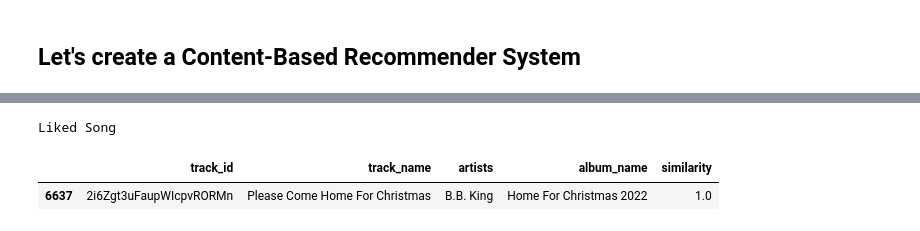
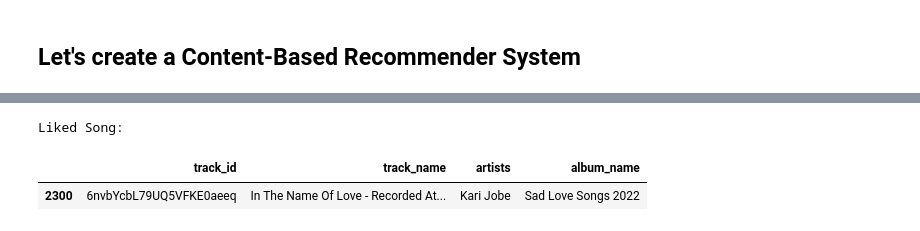
Before and after one commit to abrarshahok/Spotify-Tracks---Clustering-and-Recommendation, a Jupyter notebook: notebook.ipynb, the cells around one changed output, grey strips where cells are left out. Cells and saved outputs as stored; diff of their text form; code cells hidden in the pictures.

```diff
--- a/notebook.ipynb
+++ b/notebook.ipynb
@@ -307,3 +279,2 @@ original_df
 # %%
-# original_df.to_csv('./data/data_with_cluster.csv', index=False)
-original_df = pd.read_csv('./data/data_with_cluster.csv')
+original_df = pd.read_csv('./data/clustered_data.csv')
@@ -326,14 +295,8 @@ from sklearn.preprocessing import StandardScaler
 # %%
 # Select relevant features for content-based filtering
-features = [
-    "danceability",
-    "energy",
-    "valence",
-    "tempo",
-    "acousticness",
-    "instrumentalness",
-]
+audio_features = ['danceability', 'energy', 'loudness', 'speechiness',
+                 'acousticness', 'instrumentalness', 'liveness',
+                 'valence', 'tempo']
 
-scaler = StandardScaler()
-original_df[features] = scaler.fit_transform(original_df[features])
-orginal_df[features]
+scaler = joblib.load('./scalers/scaler.joblib')
+original_df[audio_features] = scaler.fit_transform(original_df[audio_features])
@@ -372,9 +387,18 @@ def content_based_recommendations(track_id, data, features, top_n=10):
+# %%
+# Get liked song without similarity column
+def show_liked_song(track_id, df):
+    liked_song = df.loc[df['track_id'] == track_id]
+    if liked_song.empty:
+        print(f"Track ID {track_id} not found")
+        return None
+
+    return pd.DataFrame(liked_song[["track_id", "track_name", "artists", "album_name"]])
 # %%
-liked_track_id = "2i6Zgt3uFaupWIcpvRORMn"
-liked_song = original_df.loc[original_df['track_id'] == liked_track_id]
-print("Liked Song\n")
-pd.DataFrame(liked_song[["track_id", "track_name", "artists", "album_name", "similarity"]])
+liked_track_id = "6nvbYcbL79UQ5VFKE0aeeq"
+
+print("Liked Song:")
+show_liked_song(liked_track_id, original_df)
 # %% [output]
-Liked Song
+Liked Song:
-|  | track_id | track_name | artists | album_name | similarity |
-| 6637 | 2i6Zgt3uFaupWIcpvRORMn | Please Come Home For Christmas | B.B. King | Home For Christmas 2022 | 1.0 |
+|  | track_id | track_name | artists | album_name |
+| 2300 | 6nvbYcbL79UQ5VFKE0aeeq | In The Name Of Love - Recorded At... | Kari Jobe | Sad Love Songs 2022 |
```
Also changed, not shown: parts of 20 cells of this notebook.
